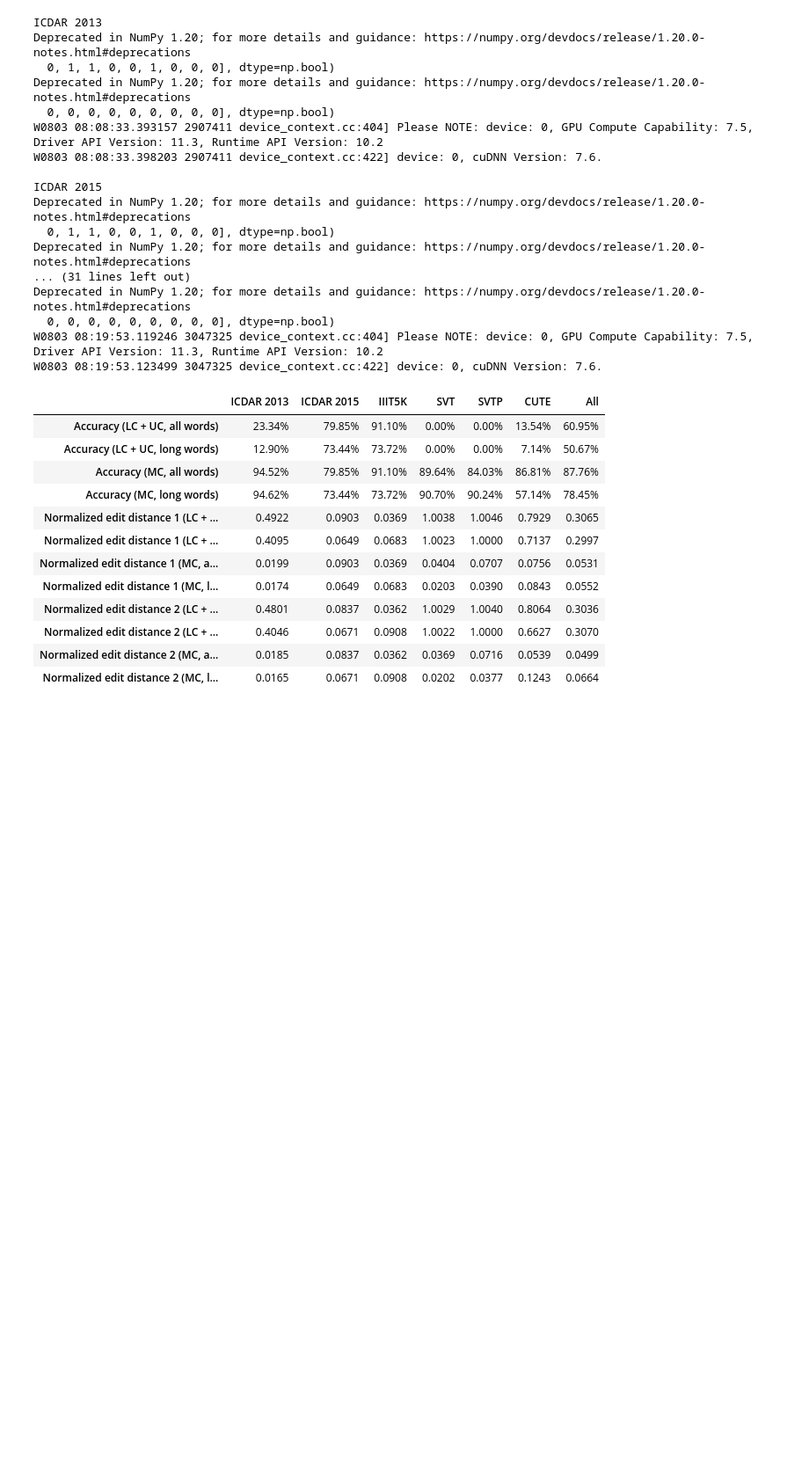
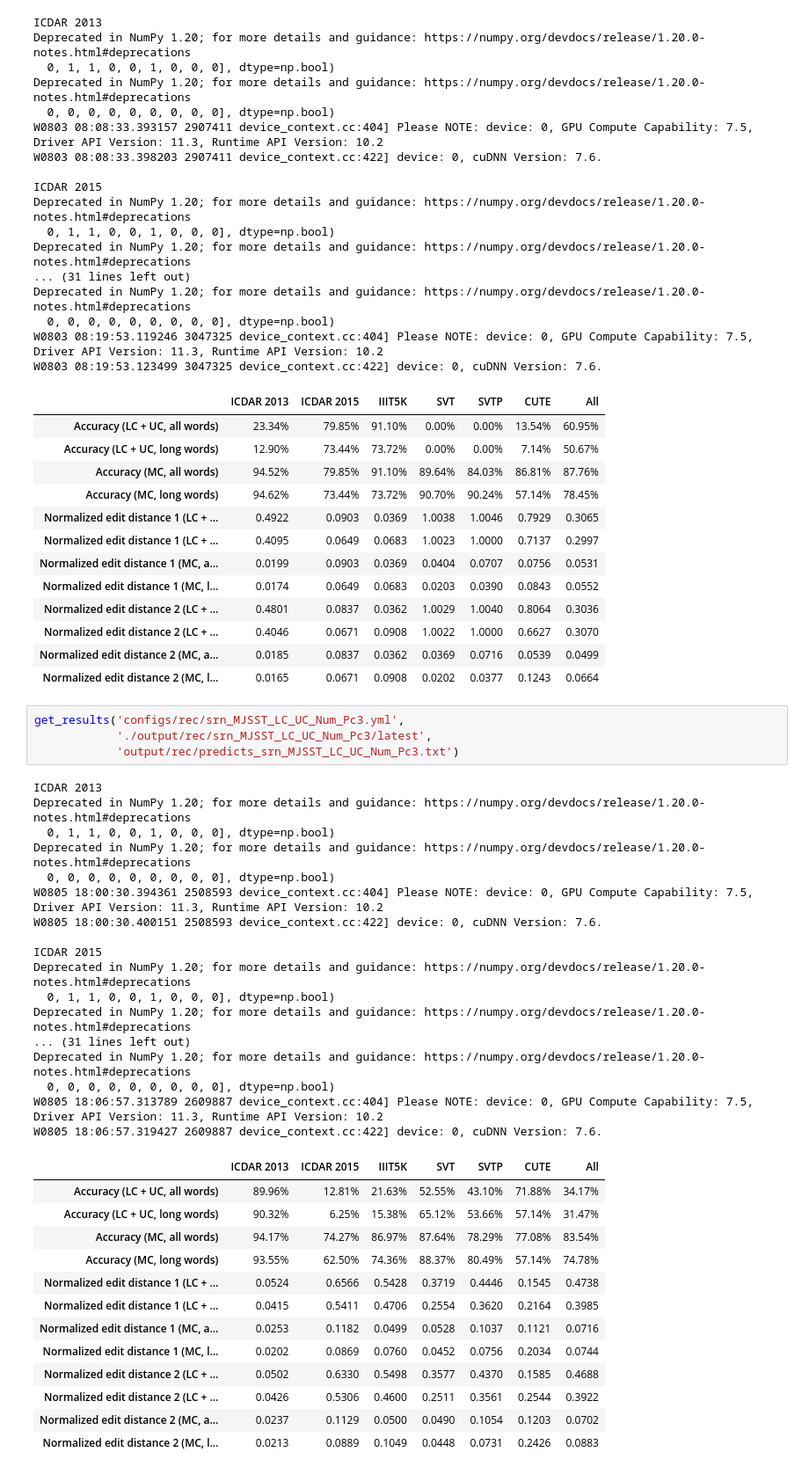
Before and after one commit to CV-NLP-Lab/PaddleOCR, a Jupyter notebook: results/srn_MJSST_results.ipynb, the cells around one changed output. Shown: that part at 88% size. Drawn from its saved outputs; the diff is of its cells as text; blank space fills up the shorter version.

Commit message:
updated results

```diff
--- a/results/srn_MJSST_results.ipynb
+++ b/results/srn_MJSST_results.ipynb
@@ -153,3 +153,38 @@ W0803 08:19:53.123499 3047325 device_context.cc:422] device: 0, cuDNN Version: 7
 | Normalized edit distance 2 (LC + ... | 0.4046 | 0.0671 | 0.0908 | 1.0022 | 1.0000 | 0.6627 | 0.3070 |
 | Normalized edit distance 2 (MC, a... | 0.0185 | 0.0837 | 0.0362 | 0.0369 | 0.0716 | 0.0539 | 0.0499 |
 | Normalized edit distance 2 (MC, l... | 0.0165 | 0.0671 | 0.0908 | 0.0202 | 0.0377 | 0.1243 | 0.0664 |
+# %%
+get_results('configs/rec/srn_MJSST_LC_UC_Num_Pc3.yml',
+            './output/rec/srn_MJSST_LC_UC_Num_Pc3/latest',
+            'output/rec/predicts_srn_MJSST_LC_UC_Num_Pc3.txt')
+# %% [output]
+ICDAR 2013
+Deprecated in NumPy 1.20; for more details and guidance: https://numpy.org/devdocs/release/1.20.0-notes.html#deprecations
+  0, 1, 1, 0, 0, 1, 0, 0, 0], dtype=np.bool)
+Deprecated in NumPy 1.20; for more details and guidance: https://numpy.org/devdocs/release/1.20.0-notes.html#deprecations
+  0, 0, 0, 0, 0, 0, 0, 0, 0], dtype=np.bool)
+W0805 18:00:30.394361 2508593 device_context.cc:404] Please NOTE: device: 0, GPU Compute Capability: 7.5, Driver API Version: 11.3, Runtime API Version: 10.2
+W0805 18:00:30.400151 2508593 device_context.cc:422] device: 0, cuDNN Version: 7.6.
+
+ICDAR 2015
+Deprecated in NumPy 1.20; for more details and guidance: https://numpy.org/devdocs/release/1.20.0-notes.html#deprecations
+  0, 1, 1, 0, 0, 1, 0, 0, 0], dtype=np.bool)
+Deprecated in NumPy 1.20; for more details and guidance: https://numpy.org/devdocs/release/1.20.0-notes.html#deprecations
+... (31 lines left out)
+Deprecated in NumPy 1.20; for more details and guidance: https://numpy.org/devdocs/release/1.20.0-notes.html#deprecations
+  0, 0, 0, 0, 0, 0, 0, 0, 0], dtype=np.bool)
+W0805 18:06:57.313789 2609887 device_context.cc:404] Please NOTE: device: 0, GPU Compute Capability: 7.5, Driver API Version: 11.3, Runtime API Version: 10.2
+W0805 18:06:57.319427 2609887 device_context.cc:422] device: 0, cuDNN Version: 7.6.
+|  | ICDAR 2013 | ICDAR 2015 | IIIT5K | SVT | SVTP | CUTE | All |
+| Accuracy (LC + UC, all words) | 89.96% | 12.81% | 21.63% | 52.55% | 43.10% | 71.88% | 34.17% |
+| Accuracy (LC + UC, long words) | 90.32% | 6.25% | 15.38% | 65.12% | 53.66% | 57.14% | 31.47% |
+| Accuracy (MC, all words) | 94.17% | 74.27% | 86.97% | 87.64% | 78.29% | 77.08% | 83.54% |
+| Accuracy (MC, long words) | 93.55% | 62.50% | 74.36% | 88.37% | 80.49% | 57.14% | 74.78% |
+| Normalized edit distance 1 (LC + ... | 0.0524 | 0.6566 | 0.5428 | 0.3719 | 0.4446 | 0.1545 | 0.4738 |
+| Normalized edit distance 1 (LC + ... | 0.0415 | 0.5411 | 0.4706 | 0.2554 | 0.3620 | 0.2164 | 0.3985 |
+| Normalized edit distance 1 (MC, a... | 0.0253 | 0.1182 | 0.0499 | 0.0528 | 0.1037 | 0.1121 | 0.0716 |
+| Normalized edit distance 1 (MC, l... | 0.0202 | 0.0869 | 0.0760 | 0.0452 | 0.0756 | 0.2034 | 0.0744 |
+| Normalized edit distance 2 (LC + ... | 0.0502 | 0.6330 | 0.5498 | 0.3577 | 0.4370 | 0.1585 | 0.4688 |
+| Normalized edit distance 2 (LC + ... | 0.0426 | 0.5306 | 0.4600 | 0.2511 | 0.3561 | 0.2544 | 0.3922 |
+| Normalized edit distance 2 (MC, a... | 0.0237 | 0.1129 | 0.0500 | 0.0490 | 0.1054 | 0.1203 | 0.0702 |
+| Normalized edit distance 2 (MC, l... | 0.0213 | 0.0889 | 0.1049 | 0.0448 | 0.0731 | 0.2426 | 0.0883 |
```
Also changed, not shown: 4 other files.
